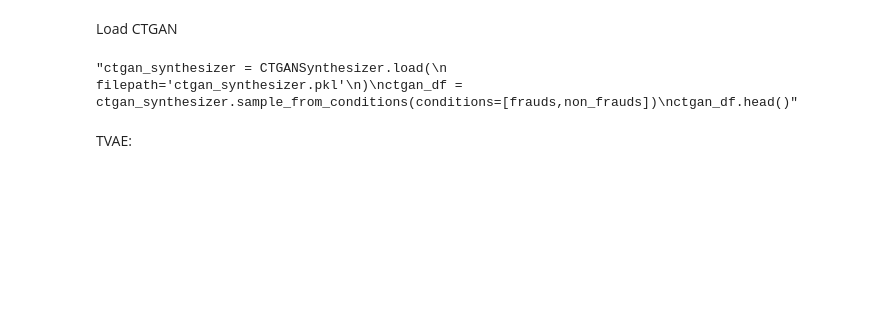
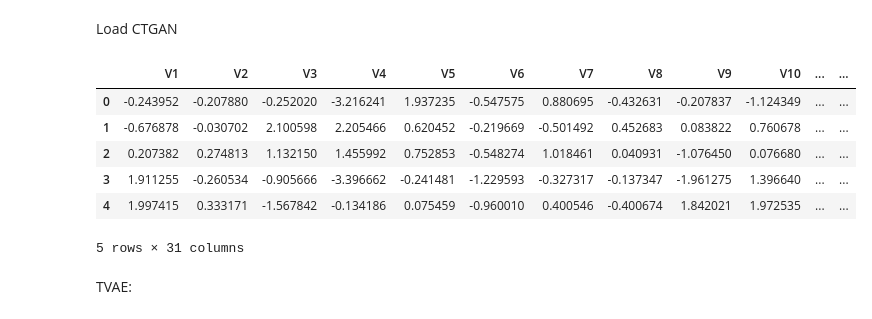
Before and after one commit to allmannd/syntheticdata, a Jupyter notebook: synthetic.ipynb, the cells around one changed output. Saved outputs shown, nothing was run; the diff lists cells and outputs as text; code cells hidden in the pictures; blank space fills up the shorter version.

```diff
--- a/synthetic.ipynb
+++ b/synthetic.ipynb
@@ -83,13 +78,32 @@ ctgan_df.head()
 # %% [markdown]
 Load CTGAN
-# %%
-"""ctgan_synthesizer = CTGANSynthesizer.load(
-    filepath='ctgan_synthesizer.pkl'
-)
-ctgan_df = ctgan_synthesizer.sample_from_conditions(conditions=[frauds,non_frauds])
-ctgan_df.head()"""
-# %% [output]
-"ctgan_synthesizer = CTGANSynthesizer.load(\n    filepath='ctgan_synthesizer.pkl'\n)\nctgan_df = ctgan_synthesizer.sample_from_conditions(conditions=[frauds,non_frauds])\nctgan_df.head()"
+# %%
+import pickle
+import io
+import torch
+
+class CPU_Unpickler(pickle.Unpickler):
+    def find_class(self, module, name):
+        if module == 'torch.storage' and name == '_load_from_bytes':
+            return lambda b: torch.load(io.BytesIO(b), map_location='cpu')
+        else: return super().find_class(module, name)
+
+#contents = pickle.load(f) becomes...
+ctgan_synthesizer = CPU_Unpickler(open("ctgan_synthesizer.pkl", "rb")).load()
+
+#ctgan_synthesizer = CTGANSynthesizer.load(
+#    filepath='ctgan_synthesizer.pkl', map_location='cpu'
+#)
+ctgan_df = ctgan_synthesizer.sample_from_conditions(conditions=[frauds,non_frauds])
+ctgan_df.head()
+# %% [output]
+|  | V1 | V2 | V3 | V4 | V5 | V6 | V7 | V8 | V9 | V10 | ... | ... |
+| 0 | -0.243952 | -0.207880 | -0.252020 | -3.216241 | 1.937235 | -0.547575 | 0.880695 | -0.432631 | -0.207837 | -1.124349 | ... | ... |
+| 1 | -0.676878 | -0.030702 | 2.100598 | 2.205466 | 0.620452 | -0.219669 | -0.501492 | 0.452683 | 0.083822 | 0.760678 | ... | ... |
+| 2 | 0.207382 | 0.274813 | 1.132150 | 1.455992 | 0.752853 | -0.548274 | 1.018461 | 0.040931 | -1.076450 | 0.076680 | ... | ... |
+| 3 | 1.911255 | -0.260534 | -0.905666 | -3.396662 | -0.241481 | -1.229593 | -0.327317 | -0.137347 | -1.961275 | 1.396640 | ... | ... |
+| 4 | 1.997415 | 0.333171 | -1.567842 | -0.134186 | 0.075459 | -0.960010 | 0.400546 | -0.400674 | 1.842021 | 1.972535 | ... | ... |
+5 rows × 31 columns
 # %% [markdown]
 TVAE:
 # %%
```
Also changed, not shown: parts of 8 cells of this notebook.
